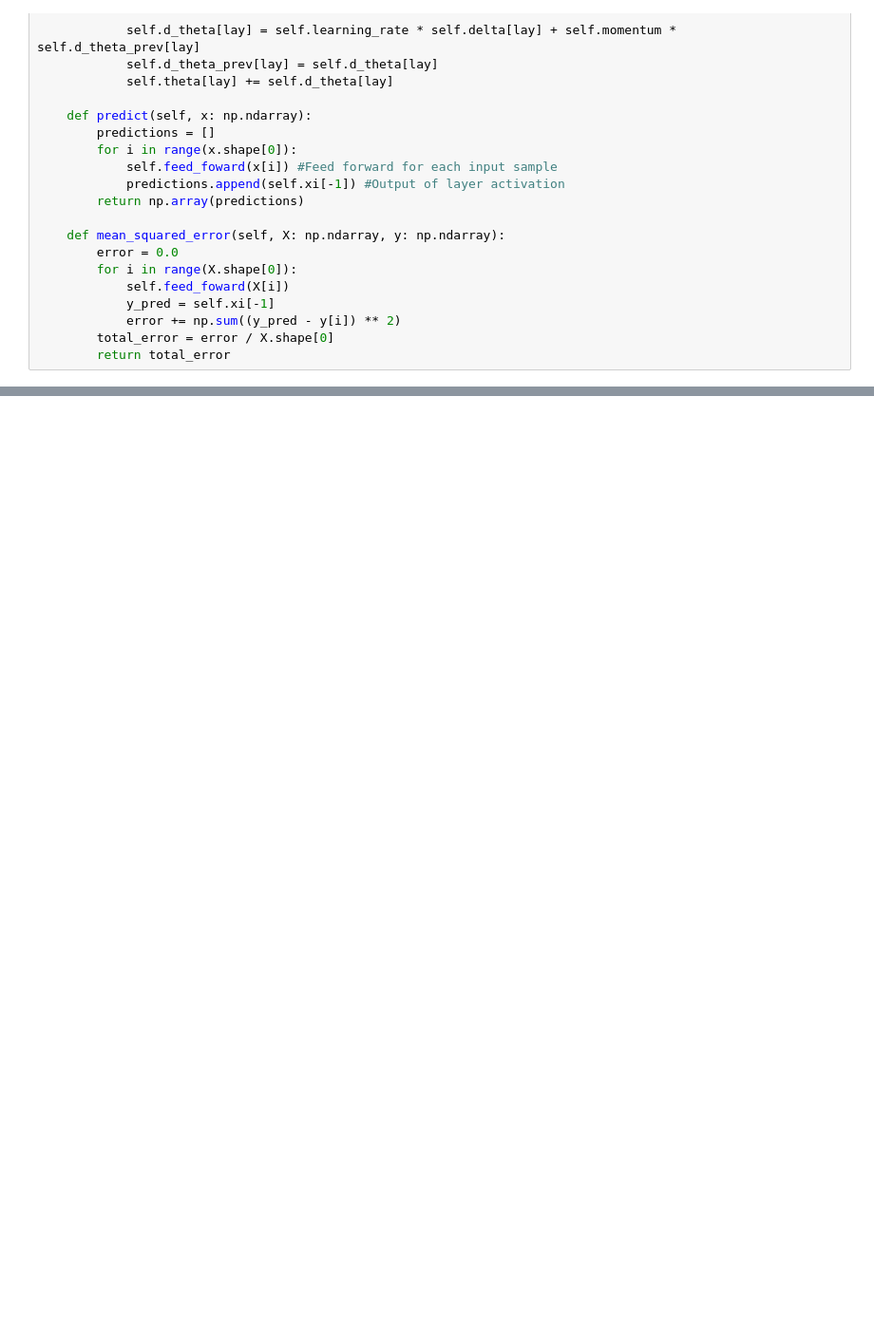
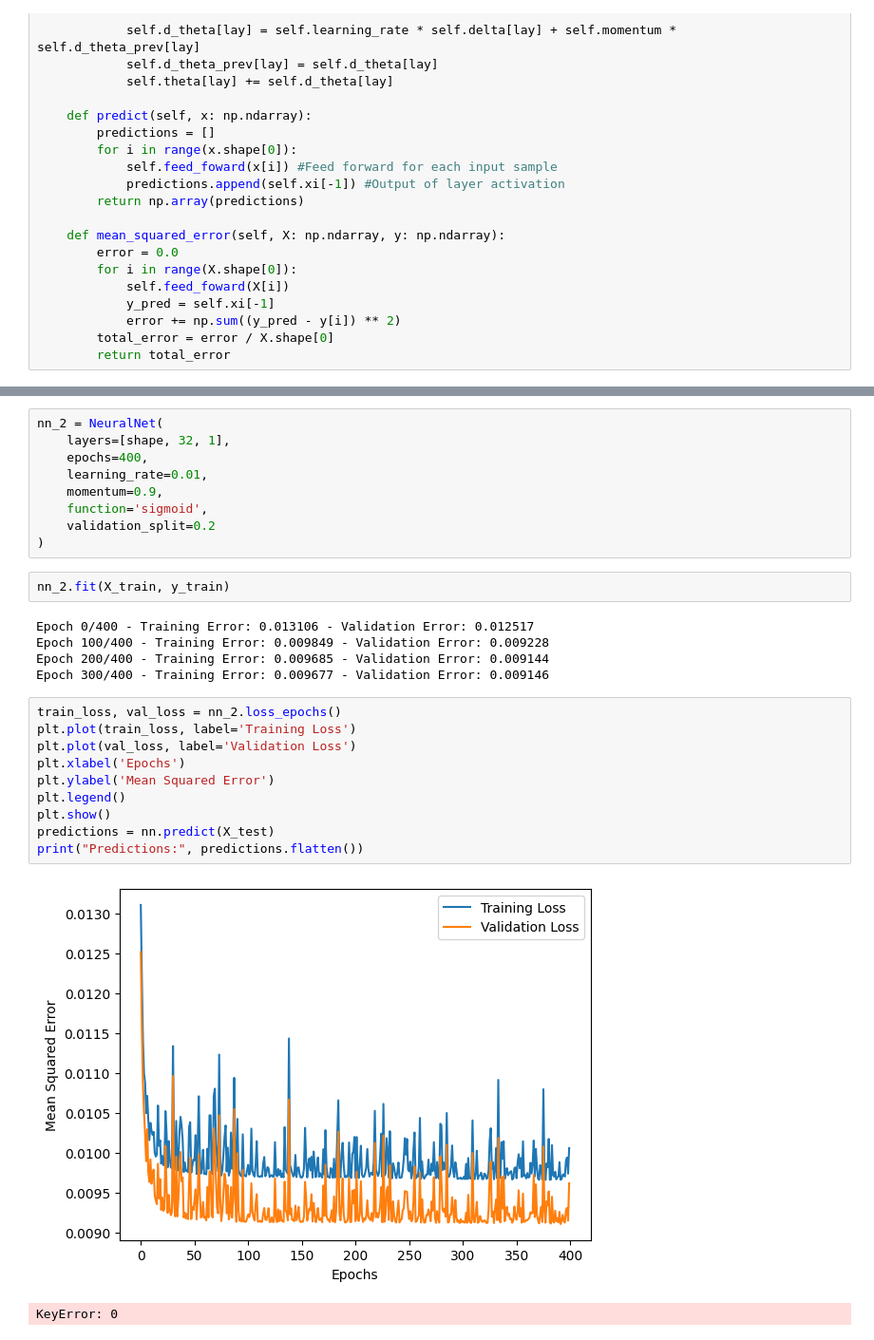
Before and after one commit to sarmijavier/Prediction-with-Supervised-Learning-Models, a Jupyter notebook: activity_1.ipynb, the cells around one changed output, grey strips where cells are left out. Shown at 95% size. Drawn from its saved outputs; the diff is of its cells as text; blank space fills up the shorter version.

```diff
--- a/activity_1.ipynb
+++ b/activity_1.ipynb
@@ -445,0 +526,29 @@ class NeuralNet:
+# %%
+nn_2 = NeuralNet(
+    layers=[shape, 32, 1],
+    epochs=400,
+    learning_rate=0.01,
+    momentum=0.9,
+    function='sigmoid',
+    validation_split=0.2
+)
+# %%
+nn_2.fit(X_train, y_train)
+# %% [output]
+Epoch 0/400 - Training Error: 0.013106 - Validation Error: 0.012517
+Epoch 100/400 - Training Error: 0.009849 - Validation Error: 0.009228
+Epoch 200/400 - Training Error: 0.009685 - Validation Error: 0.009144
+Epoch 300/400 - Training Error: 0.009677 - Validation Error: 0.009146
+# %%
+train_loss, val_loss = nn_2.loss_epochs()
+plt.plot(train_loss, label='Training Loss')
+plt.plot(val_loss, label='Validation Loss')
+plt.xlabel('Epochs')
+plt.ylabel('Mean Squared Error')
+plt.legend()
+plt.show()
+predictions = nn.predict(X_test)
+print("Predictions:", predictions.flatten())
+# %% [output]
+[figure, added]
+KeyError: 0
```
Also changed, not shown: parts of 7 cells of this notebook.
